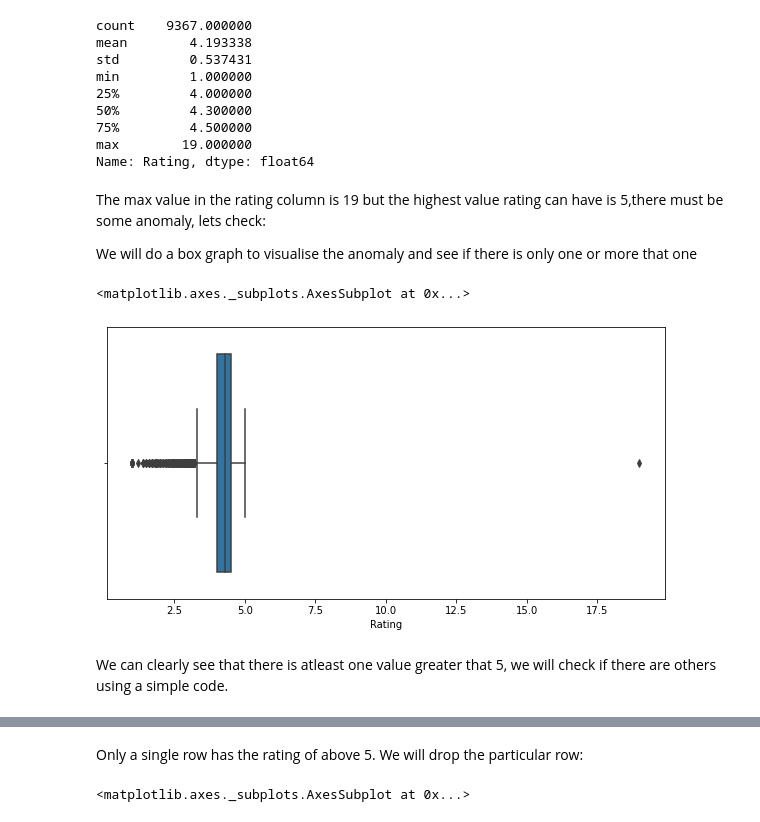
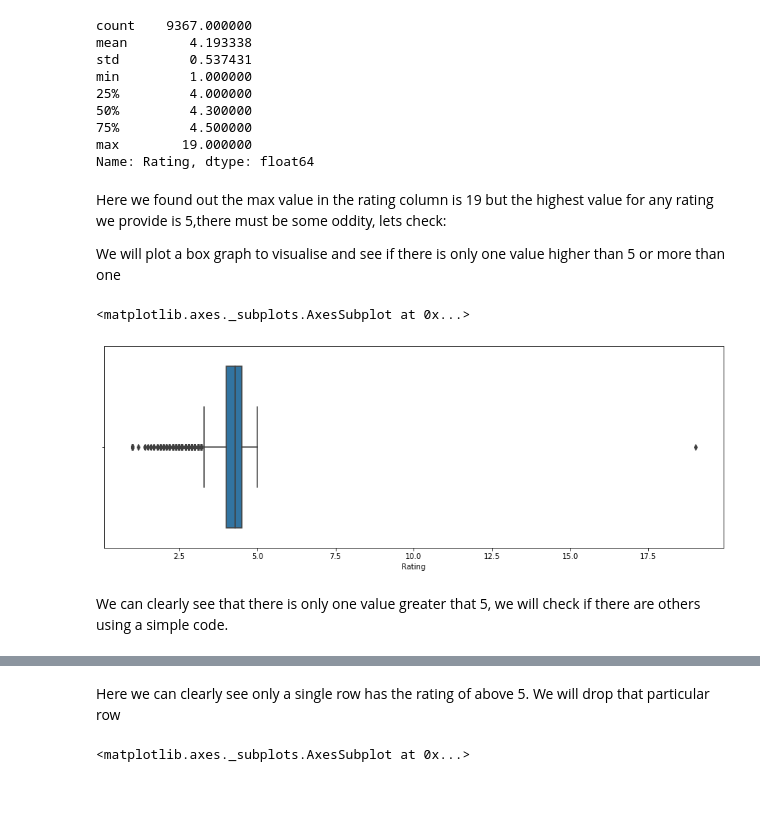
Before and after one commit to kishor0896/playstorereviewanalysis, a Jupyter notebook: Copy_of_Copy_of_Copy_of_Play_Store_App_Review_Analysis_Capstone_Project.ipynb, the cells around one changed output, grey strips where cells are left out. Saved outputs shown, nothing was run; the diff lists cells and outputs as text; code cells hidden in the pictures; blank space fills up the shorter version.

```diff
--- a/Copy_of_Copy_of_Copy_of_Play_Store_App_Review_Analysis_Capstone_Project.ipynb
+++ b/Copy_of_Copy_of_Copy_of_Play_Store_App_Review_Analysis_Capstone_Project.ipynb
@@ -157,25 +175,25 @@ min         1.000000
 max        19.000000
 Name: Rating, dtype: float64
 # %% [markdown]
-The max value in the rating column is 19 but the highest value rating can have is 5,there must be some anomaly, lets check:
+Here we found out the max value in the rating column is 19 but the highest value for any rating we provide is 5,there must be some oddity, lets check:
 
-We will do a box graph to visualise the anomaly and see if there is only one or more that one
+We will plot a box graph to visualise and see if there is only one value higher than 5 or more than one
 # %%
 #Creating a box graph for the rating column
-plt.figure(figsize = (10,5))
+plt.figure(figsize = (15,5))
 sns.boxplot(df_app['Rating'], x='Rating')
 # %% [output]
 <matplotlib.axes._subplots.AxesSubplot at 0x...>
-[figure, old version]
+[figure, new version]
 # %% [markdown]
-We can clearly see that there is atleast one value greater that 5, we will check if there are others using a simple code.
+We can clearly see that there is only one value greater that 5, we will check if there are others using a simple code.
 # %%
 df_app[df_app['Rating'] > 5]
 # %% [output]
 |  | App | Category | Rating | Reviews | Size | Installs | Type | Price | Content Rating | Genres | ... |
 | 10472 | Life Made WI-Fi Touchscreen Photo... | 1.9 | 19.0 | 3.0M | 1,000+ | Free | 0 | Everyone | NaN | February 11, 2018 | ... |
 # %% [markdown]
-Only a single row has the rating of above 5. We will drop the particular row:
+Here we can clearly see only a single row has the rating of above 5. We will drop that particular row
 # %%
 df_app.drop([10472], inplace=True)
 # %%
```
Also changed, not shown: parts of 97 cells of this notebook.
